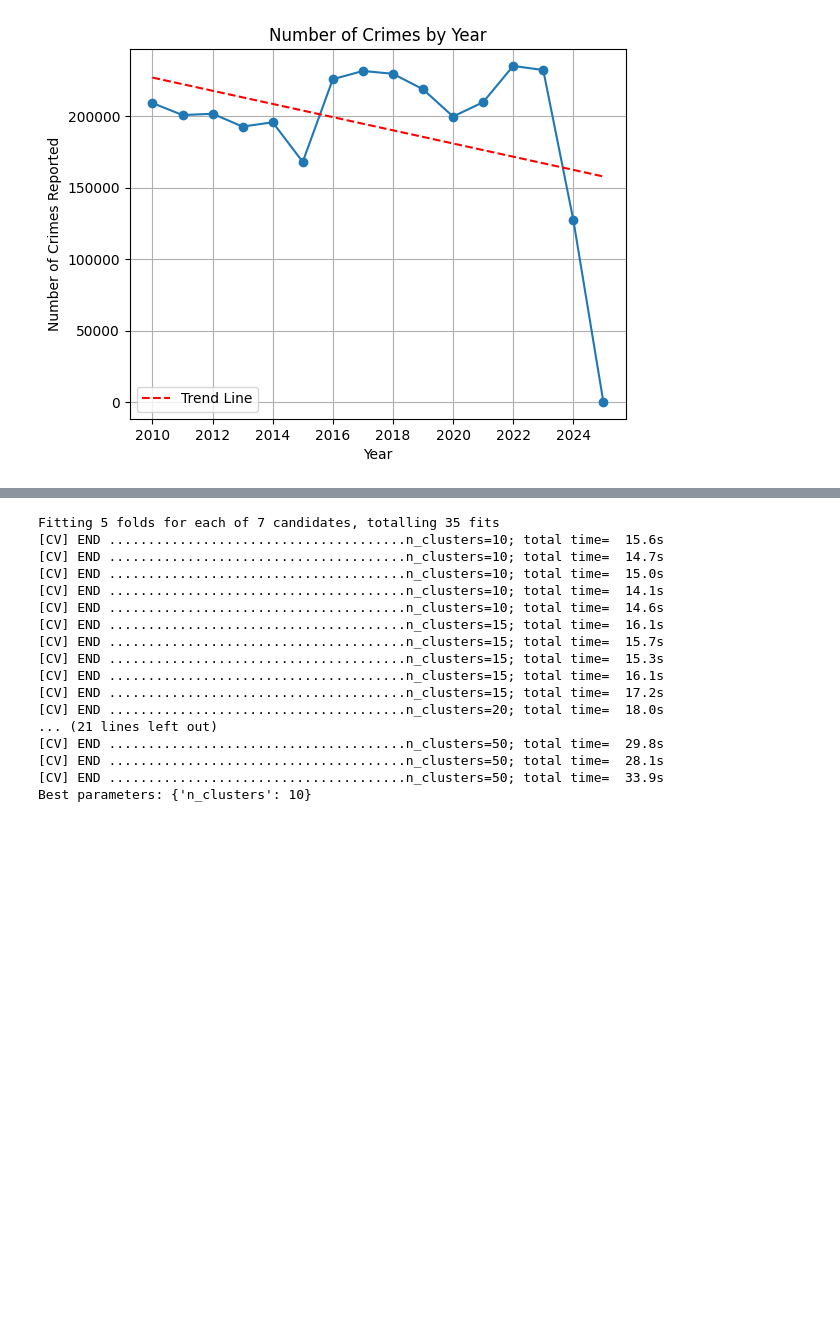
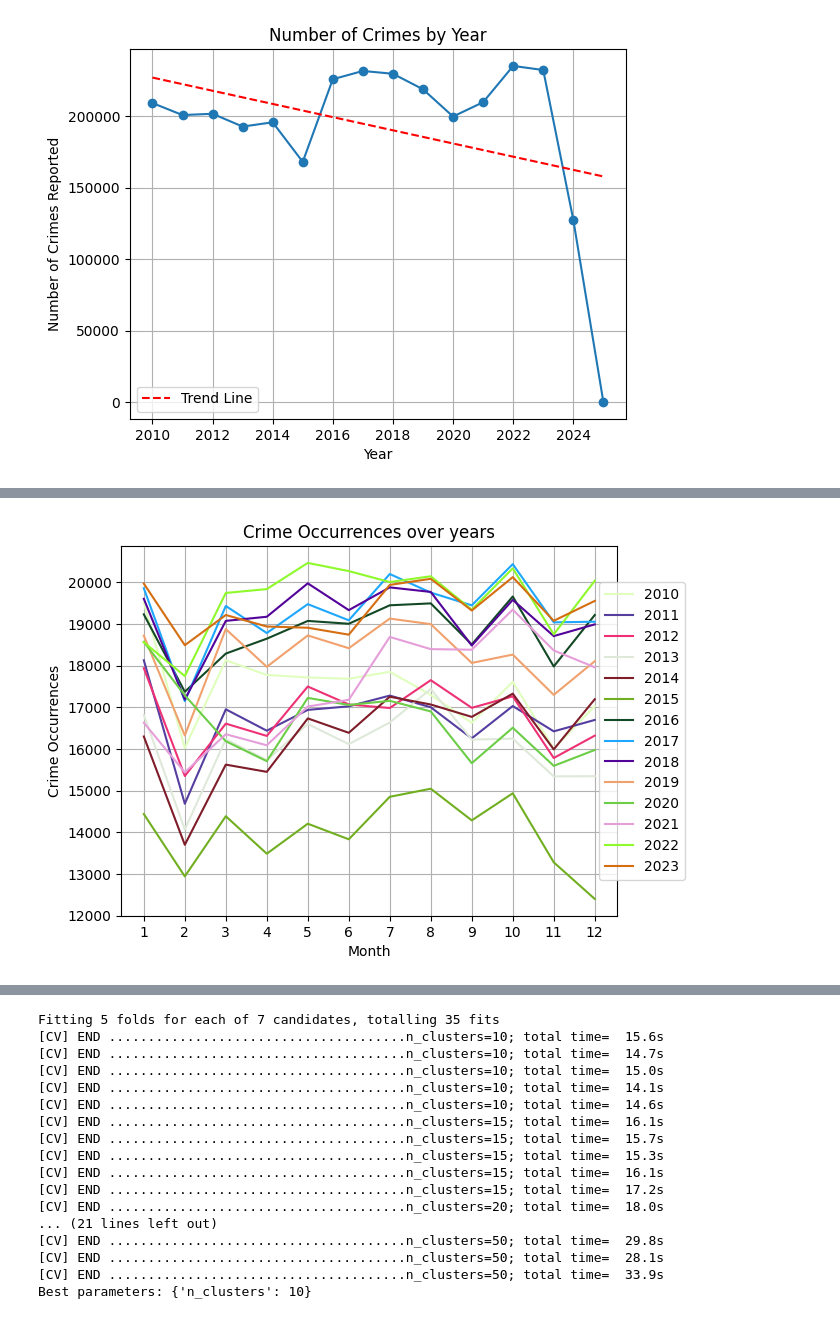
Before and after one commit to trentbrivers/LA_Crime_Data_Mining, a Jupyter notebook: projwork.ipynb, the cells around one changed output, grey strips where cells are left out. Drawn from its saved outputs; the diff is of its cells as text; code cells hidden in the pictures; blank space fills up the shorter version.

```diff
--- a/projwork.ipynb
+++ b/projwork.ipynb
@@ -466,0 +502,15 @@ plt.show()
+# %%
+for i in range(2010, 2024):
+    current_year_data = month_level_data.loc[i]['MONTH OCC']
+    plt.plot(current_year_data.index, current_year_data.values, color=random_colors[i-2010], label = i)
+
+plt.xlabel("Month")
+plt.xticks(np.arange(1,13))
+plt.ylabel("Crime Occurrences")
+plt.legend(loc="center left", bbox_to_anchor=(0.95, 0.5))
+plt.title("Crime Occurrences over years")
+plt.grid()
+
+plt.savefig("crime_over_seasons")
+# %% [output]
+[figure, added]
```
Also changed, not shown: parts of 18 cells of this notebook.
